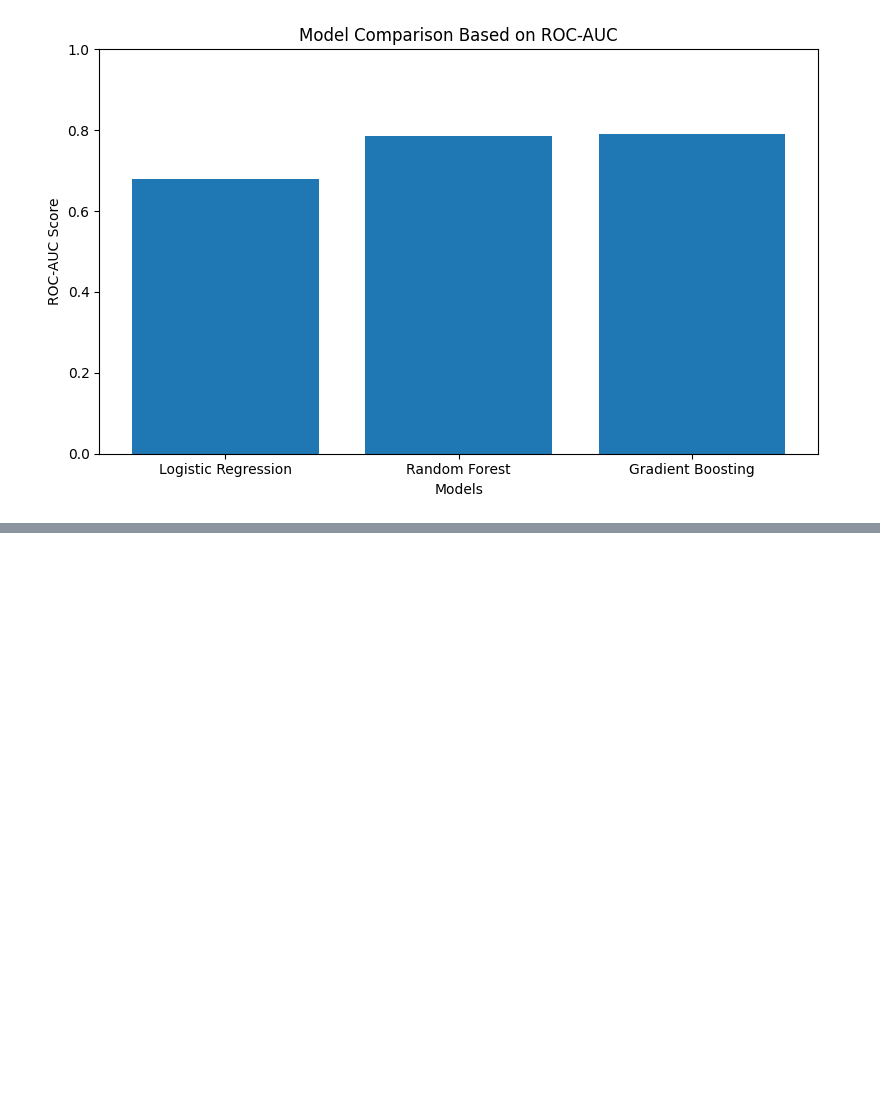
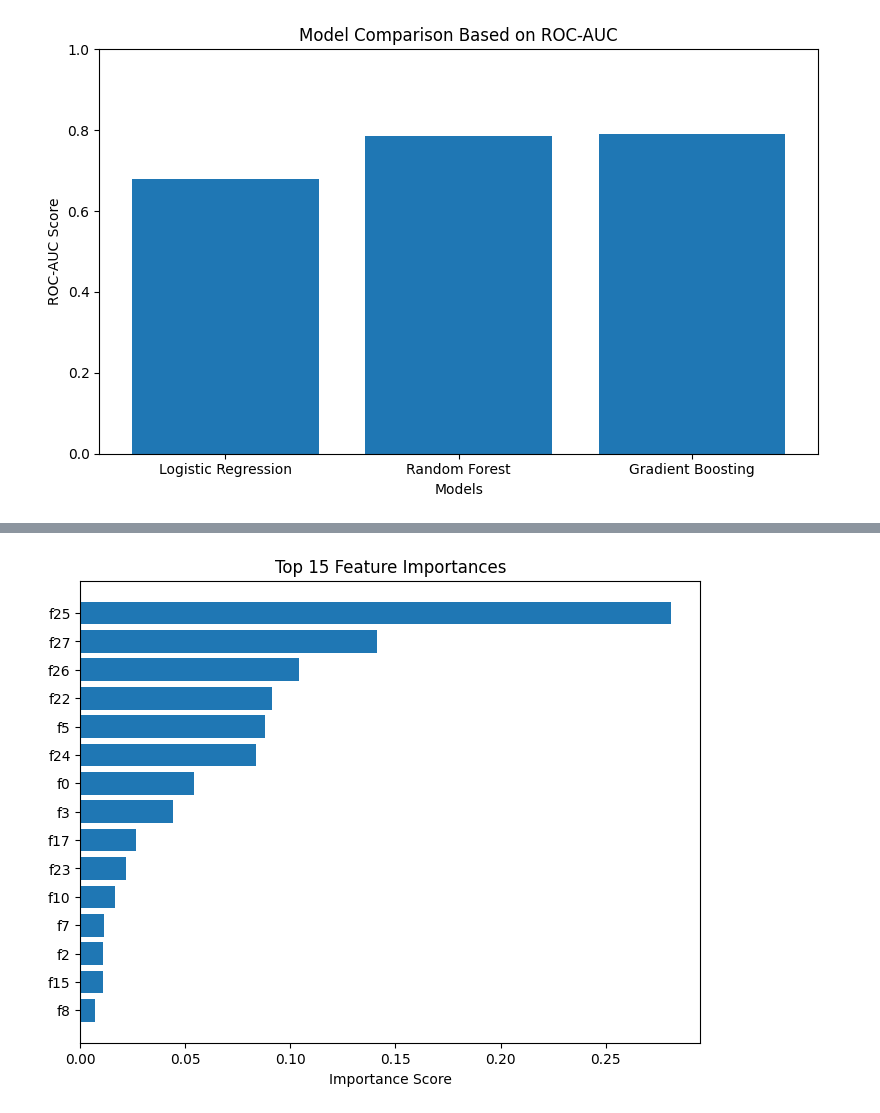
Before and after one commit to JustSid26/HiggsBosonDetectionML, a Jupyter notebook: higgsModelFinal.ipynb, the cells around one changed output, grey strips where cells are left out. Cells and saved outputs as stored; diff of their text form; code cells hidden in the pictures; blank space fills up the shorter version.

```diff
--- a/higgsModelFinal.ipynb
+++ b/higgsModelFinal.ipynb
@@ -282,0 +355,12 @@ plt.show()
+# %%
+importances = best_model.named_steps['model'].feature_importances_
+sorted_idx = np.argsort(importances)
+
+plt.figure(figsize=(8,6))
+plt.barh(np.array(selected_features)[sorted_idx][-15:],
+         importances[sorted_idx][-15:])
+plt.title("Top 15 Feature Importances")
+plt.xlabel("Importance Score")
+plt.show()
+# %% [output]
+[figure, added]
```
Also changed, not shown: parts of 7 cells of this notebook.
